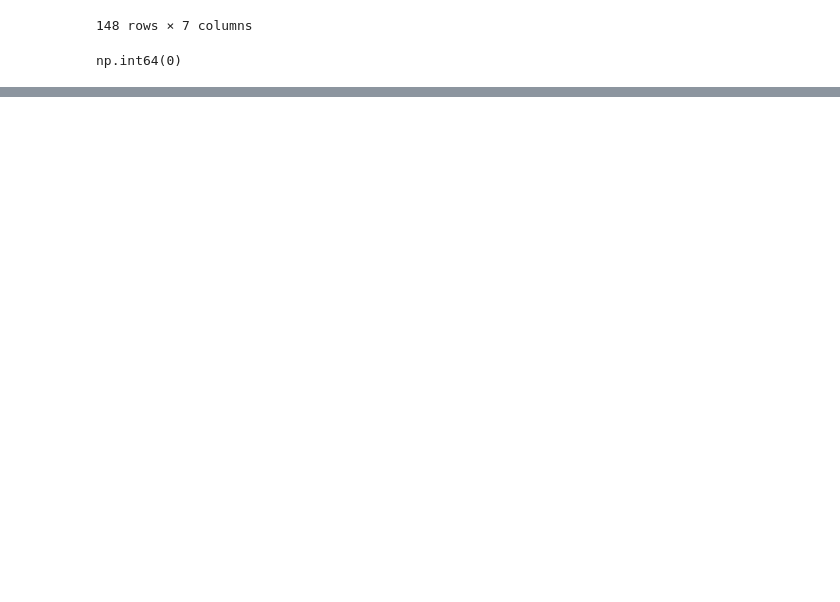
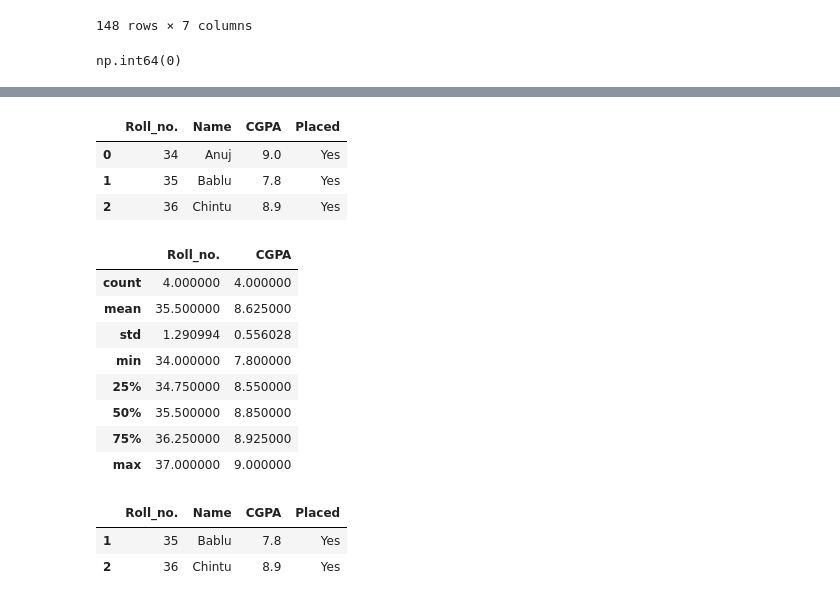
Before and after one commit to aarya078/July26, a Jupyter notebook: Colab.ipynb, the cells around one changed output, grey strips where cells are left out. Saved outputs shown, nothing was run; the diff lists cells and outputs as text; code cells hidden in the pictures; blank space fills up the shorter version.

```diff
--- a/Colab.ipynb
+++ b/Colab.ipynb
@@ -334,3 +122,10 @@ df['votes'].isnull().sum()
 #checking for a specific column
 # %% [output]
 np.int64(0)
+# %%
+data = {"Roll_no." : [34,35,36,37],
+        "Name ":["Anuj","Bablu","Chintu","Doxy"],
+         "CGPA ":[9.0,7.8,8.9,8.8],
+         "Placed ":["Yes","Yes", "Yes","Yes"]}
+dff= pd.DataFrame(data)
+print(dff)
@@ -336,0 +146,26 @@ np.int64(0)
+# %%
+dff.head(3) #displays only 3 rows
+# %% [output]
+|  | Roll_no. | Name | CGPA | Placed |
+| 0 | 34 | Anuj | 9.0 | Yes |
+| 1 | 35 | Bablu | 7.8 | Yes |
+| 2 | 36 | Chintu | 8.9 | Yes |
+# %%
+dff.describe() # displays statistical analyzed data of provied numeric values
+# %% [output]
+|  | Roll_no. | CGPA |
+| count | 4.000000 | 4.000000 |
+| mean | 35.500000 | 8.625000 |
+| std | 1.290994 | 0.556028 |
+| min | 34.000000 | 7.800000 |
+| 25% | 34.750000 | 8.550000 |
+| 50% | 35.500000 | 8.850000 |
+| 75% | 36.250000 | 8.925000 |
+| max | 37.000000 | 9.000000 |
+# %%
+dff.sample() #randomly displays a row
+dff.sample(2) # randomly selects and displays rows as mentioned in index
+# %% [output]
+|  | Roll_no. | Name | CGPA | Placed |
+| 1 | 35 | Bablu | 7.8 | Yes |
+| 2 | 36 | Chintu | 8.9 | Yes |
```
Also changed, not shown: parts of 25 cells of this notebook.
